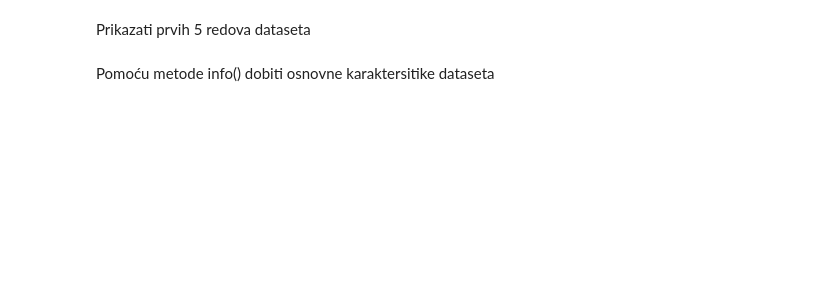
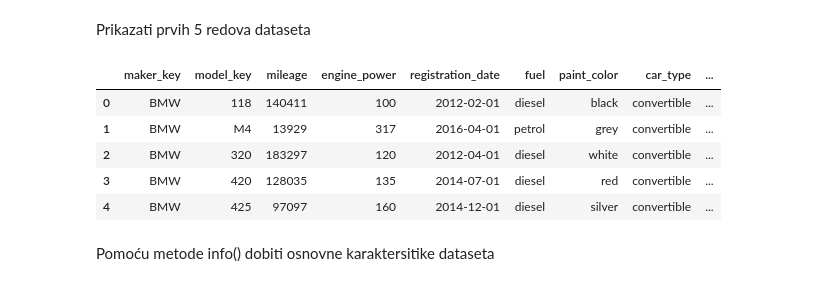
Before and after one commit to adnan-it-academy/data-management, a Jupyter notebook: vjezba 3/vjezba.ipynb, the cells around one changed output. Cells and saved outputs as stored; diff of their text form; code cells hidden in the pictures; blank space fills up the shorter version.

```diff
--- a/vjezba 3/vjezba.ipynb
+++ b/vjezba 3/vjezba.ipynb
@@ -5,4 +22,13 @@ Učitati dataset
 # %% [markdown]
 Prikazati prvih 5 redova dataseta
+# %%
+df.head()
+# %% [output]
+|  | maker_key | model_key | mileage | engine_power | registration_date | fuel | paint_color | car_type | ... |
+| 0 | BMW | 118 | 140411 | 100 | 2012-02-01 | diesel | black | convertible | ... |
+| 1 | BMW | M4 | 13929 | 317 | 2016-04-01 | petrol | grey | convertible | ... |
+| 2 | BMW | 320 | 183297 | 120 | 2012-04-01 | diesel | white | convertible | ... |
+| 3 | BMW | 420 | 128035 | 135 | 2014-07-01 | diesel | red | convertible | ... |
+| 4 | BMW | 425 | 97097 | 160 | 2014-12-01 | diesel | silver | convertible | ... |
 # %% [markdown]
 Pomoću metode info() dobiti osnovne karaktersitike dataseta
```
Also changed, not shown: parts of 27 cells of this notebook.
